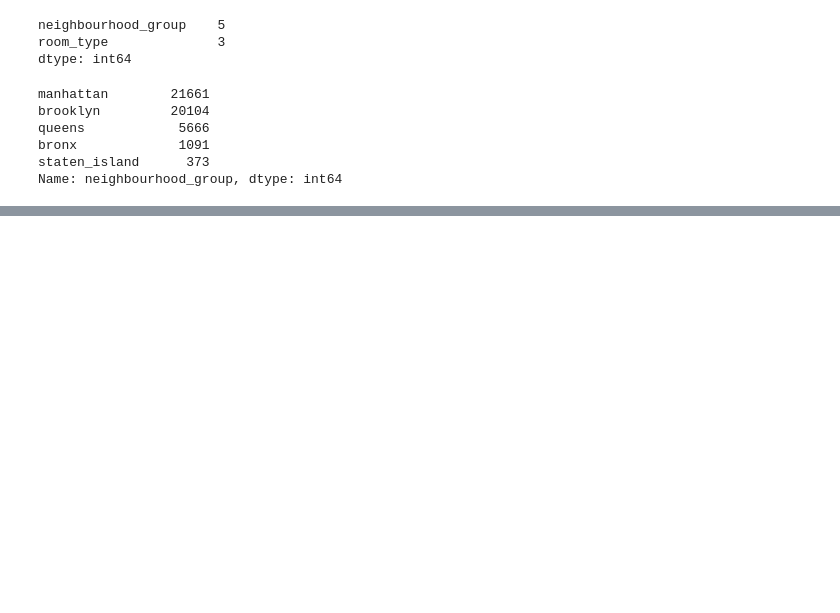
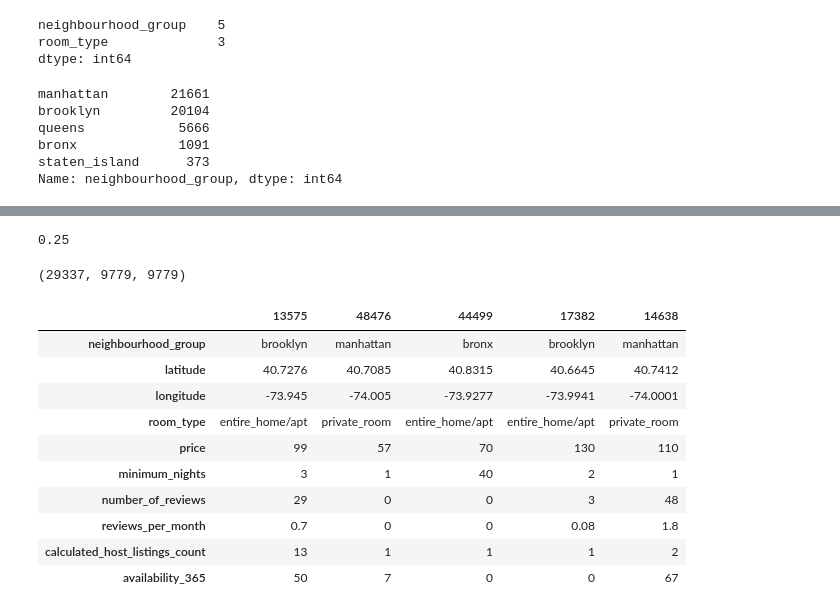
Before and after one commit to BountyHunter1999/Machine-Learning-Zoom-Camp, a Jupyter notebook: Homeworks/Homework #3.ipynb, the cells around one changed output, grey strips where cells are left out. Saved outputs shown, nothing was run; the diff lists cells and outputs as text; code cells hidden in the pictures; blank space fills up the shorter version.

```diff
--- a/Homeworks/Homework #3.ipynb
+++ b/Homeworks/Homework #3.ipynb
@@ -187,0 +215,25 @@ Name: neighbourhood_group, dtype: int64
+# %%
+df_full_train, df_test = train_test_split(df, test_size=0.2, random_state=42)
+df_train, df_val = train_test_split(df_full_train, test_size=0.25, random_state=42)
+# %%
+20/80
+# %% [output]
+0.25
+# %%
+len(df_train), len(df_val), len(df_test)
+# %% [output]
+(29337, 9779, 9779)
+# %%
+df_train.head().T
+# %% [output]
+|  | 13575 | 48476 | 44499 | 17382 | 14638 |
+| neighbourhood_group | brooklyn | manhattan | bronx | brooklyn | manhattan |
+| latitude | 40.7276 | 40.7085 | 40.8315 | 40.6645 | 40.7412 |
+| longitude | -73.945 | -74.005 | -73.9277 | -73.9941 | -74.0001 |
+| room_type | entire_home/apt | private_room | entire_home/apt | entire_home/apt | private_room |
+| price | 99 | 57 | 70 | 130 | 110 |
+| minimum_nights | 3 | 1 | 40 | 2 | 1 |
+| number_of_reviews | 29 | 0 | 0 | 3 | 48 |
+| reviews_per_month | 0.7 | 0 | 0 | 0.08 | 1.8 |
+| calculated_host_listings_count | 13 | 1 | 1 | 1 | 2 |
+| availability_365 | 50 | 7 | 0 | 0 | 67 |
```
Also changed, not shown: parts of 16 cells of this notebook.
